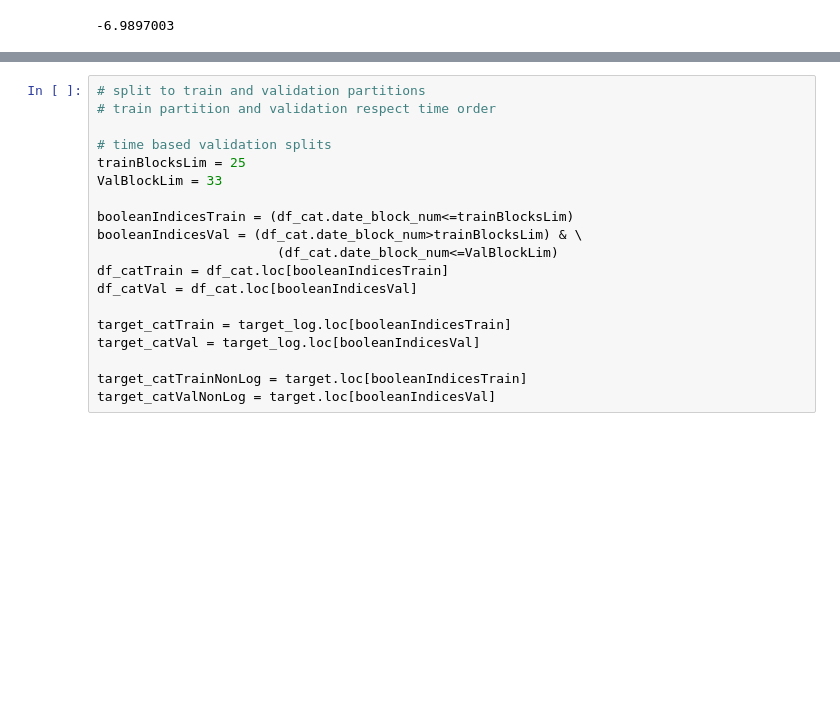
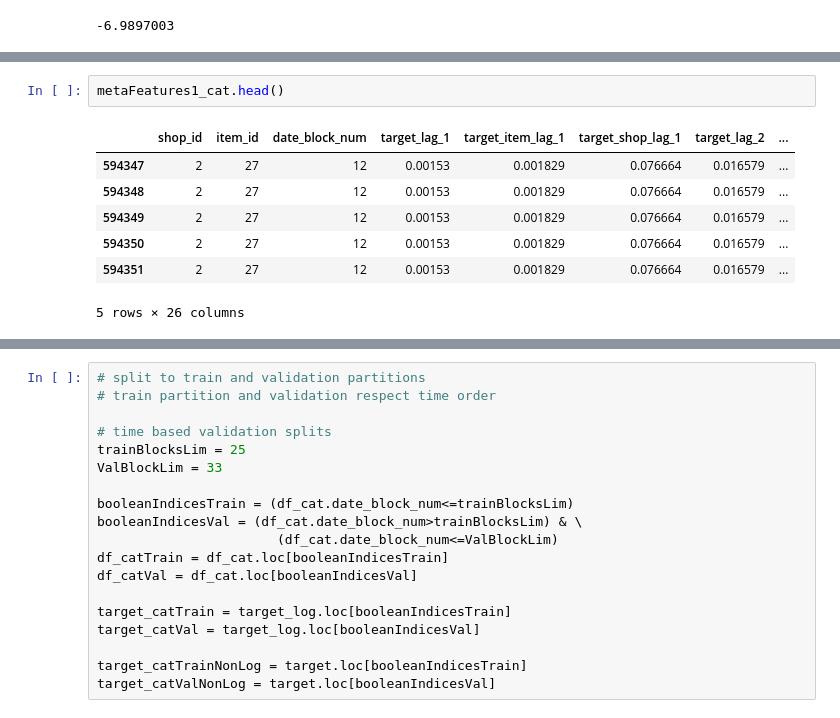
Before and after one commit to tayhym/kaggling, a Jupyter notebook: script8_timeLags_v2.ipynb, the cells around one changed output, grey strips where cells are left out. Cells and saved outputs as stored; diff of their text form; blank space fills up the shorter version.

```diff
--- a/script8_timeLags_v2.ipynb
+++ b/script8_timeLags_v2.ipynb
@@ -535,0 +562,10 @@ target_log.min()
+# %%
+metaFeatures1_cat.head()
+# %% [output]
+|  | shop_id | item_id | date_block_num | target_lag_1 | target_item_lag_1 | target_shop_lag_1 | target_lag_2 | ... |
+| 594347 | 2 | 27 | 12 | 0.00153 | 0.001829 | 0.076664 | 0.016579 | ... |
+| 594348 | 2 | 27 | 12 | 0.00153 | 0.001829 | 0.076664 | 0.016579 | ... |
+| 594349 | 2 | 27 | 12 | 0.00153 | 0.001829 | 0.076664 | 0.016579 | ... |
+| 594350 | 2 | 27 | 12 | 0.00153 | 0.001829 | 0.076664 | 0.016579 | ... |
+| 594351 | 2 | 27 | 12 | 0.00153 | 0.001829 | 0.076664 | 0.016579 | ... |
+5 rows × 26 columns
```
Also changed, not shown: parts of 6 cells of this notebook, 6 other files.
